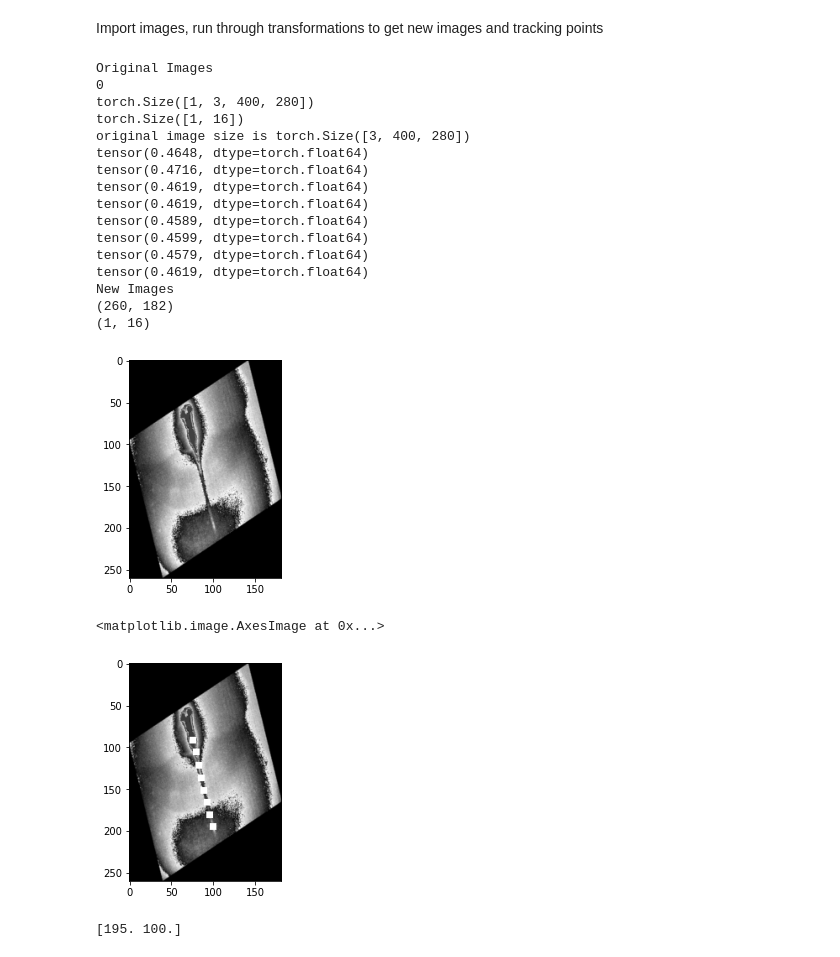
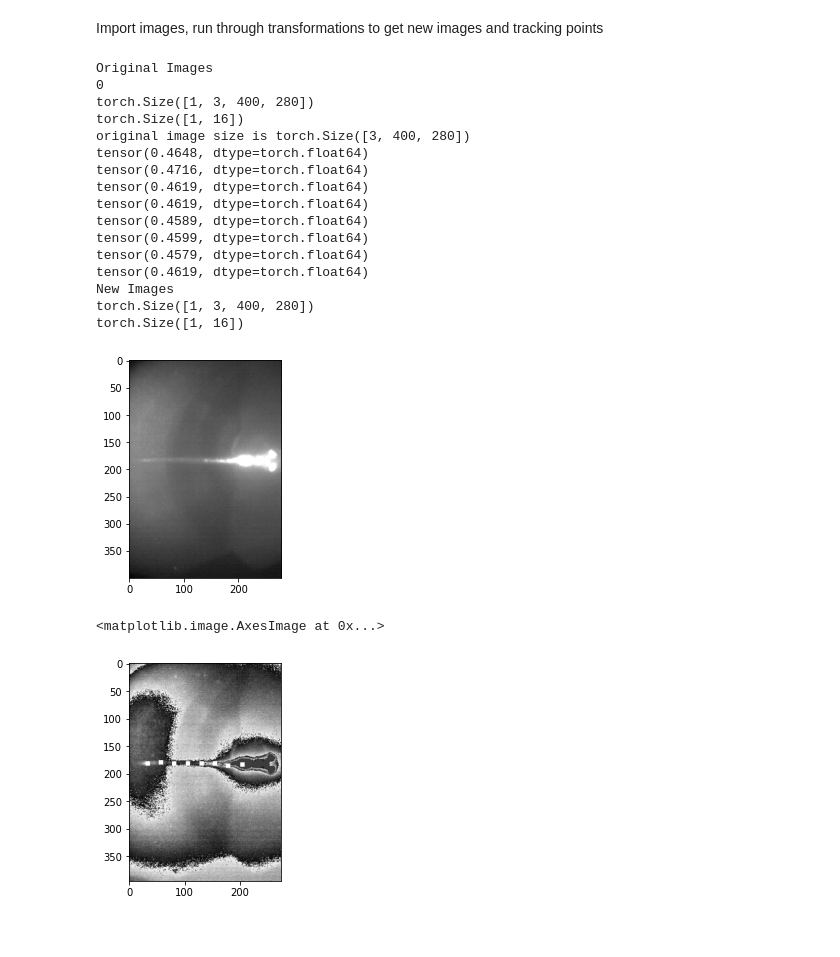
Before and after one commit to JoshBarrios/DeepBLU-Z, a Jupyter notebook: notebooks/test_transformation.ipynb, the cells around one changed output. Drawn from its saved outputs; the diff is of its cells as text; code cells hidden in the pictures.

```diff
--- a/notebooks/test_transformation.ipynb
+++ b/notebooks/test_transformation.ipynb
@@ -118,7 +118,7 @@ class ImagesDS_test(Dataset):
         image = Image.fromarray(np.uint8(image))
         image = F.to_tensor(image)
         # image  = image.to(torch.double)
-        image = normalize(image)
+        # image = normalize(image)
 
         # targets are the tracking point locations normalized to W and H of the image
         targets_ = self.trck_pts[index, :, :]
@@ -145,6 +145,7 @@ import matplotlib.pyplot as plt
 import copy
 for i, (images, targets) in enumerate(test_loader):
     print('Original Images')
+    plt.imshow(images.detach().numpy()[0, 0, :, :], cmap='gray')
     print(i)
     print(images.shape)
     print(targets.shape)
@@ -152,7 +153,8 @@ for i, (images, targets) in enumerate(test_loader):
     # transform images
 
     # Choose random rotation angle and scaling for this batch
-    angle = random.choice(range(360))
+    # angle = random.choice(range(360))
+    angle =  0
     scale = random.choice(np.linspace(0.2, 2, 49))
     # test scale of 1
     # scale = 1
@@ -161,59 +163,60 @@ for i, (images, targets) in enumerate(test_loader):
 
     for l in range(len(images)):
         if l == 0:
-            new_ims, new_targets = transform_input(images[0], targets[0], angle, new_height, new_width)
+            mode_of_image = images[0].mode().values.mode().values[0].numpy()
+            new_ims, new_targets = transform_input(images[0], targets[0], angle, new_height, new_width, mode_of_image)
         else:
-            new_im, new_target = transform_input(images[l], targets[l], angle, new_height, new_width)
+            mode_of_image = images[0].mode().values.mode().values[0].numpy()
+            new_im, new_target = transform_input(images[l], targets[l], angle, new_height, new_width, mode_of_image)
             new_ims = torch.cat((new_ims, new_im), dim=0)
             new_targets = torch.cat((new_targets, new_target), dim=0)
-
+    # images = copy.deepcopy(new_ims)
+    # targets = copy.deepcopy(new_targets)
+    # del (new_ims, new_targets)
 
     # display result
-    new_ims = new_ims.detach().numpy()
-    new_ims = new_ims[0,0,:,:]
-    new_targets = new_targets.detach().numpy()
+    # images = images.detach().numpy()
+    # images = images[0,0,:,:]
+    # targets = targets.detach().numpy()
 
     print('New Images')
-    print(new_ims.shape)
-    print(new_targets.shape)
+    print(images.shape)
+    print(targets.shape)
 
     trck_pts = np.zeros([2, 8])
-    trck_pts[0, :] = new_targets[0, 0:8]
-    trck_pts[1, :] = new_targets[0, 8:16]
+    trck_pts[0, :] = targets[0, 0:8] * images.shape[0]
+    trck_pts[1, :] = targets[0, 8:16] * images.shape[1]
     trck_pts = np.transpose(trck_pts)
 
     # for ind in range(trck_pts.shape[0]):
     #     pt = trck_pts[ind, :]
     #     new_ims[np.int(pt[0]) - 4:np.int(pt[0]) + 4, np.int(pt[1]) - 4:np.int(pt[1]) + 4] = 255
     # plt.imshow(images.detach().numpy()[0, 0, :, :])
-    plt.imshow(new_ims, cmap='gray')
+    new_ims = normalize(new_ims[0, :, :, :])
+    plt.imshow(new_ims.detach().numpy()[0, :, :], cmap='gray')
 # %% [output]
 Original Images
 0
 torch.Size([1, 3, 400, 280])
 torch.Size([1, 16])
 original image size is torch.Size([3, 400, 280])
 tensor(0.4648, dtype=torch.float64)
 tensor(0.4716, dtype=torch.float64)
 tensor(0.4619, dtype=torch.float64)
 tensor(0.4619, dtype=torch.float64)
 tensor(0.4589, dtype=torch.float64)
 tensor(0.4599, dtype=torch.float64)
 tensor(0.4579, dtype=torch.float64)
 tensor(0.4619, dtype=torch.float64)
 New Images
-(260, 182)
-(1, 16)
+torch.Size([1, 3, 400, 280])
+torch.Size([1, 16])
-[figure, old version]
+[figure, new version]
 # %%
 for ind in range(trck_pts.shape[0]):
     pt = trck_pts[ind, :]
-    new_ims[np.int(pt[0]) - 4:np.int(pt[0]) + 4, np.int(pt[1]) - 4:np.int(pt[1]) + 4] = 1
-plt.imshow(new_ims, cmap='gray')
+    images[np.int(pt[0]) - 4:np.int(pt[0]) + 4, np.int(pt[1]) - 4:np.int(pt[1]) + 4] = 1
+plt.imshow(images, cmap='gray')
 # %% [output]
 <matplotlib.image.AxesImage at 0x...>
-[figure, old version]
+[figure, new version]
-# %%
-print(pt)
-# %% [output]
-[195. 100.]
```
Also changed, not shown: parts of 2 cells of this notebook, 4 other files.
